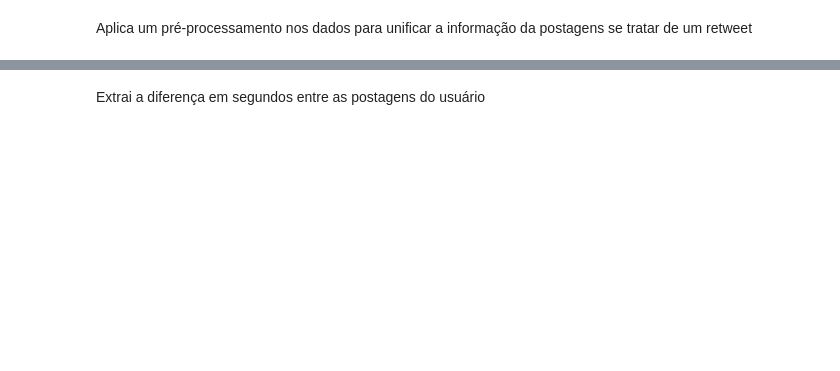
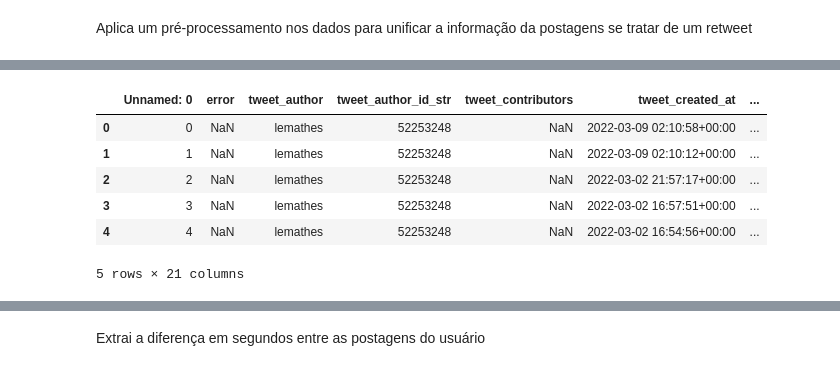
Before and after one commit to Pegabots/Motor, a Jupyter notebook: New-Model-From-INCT-DD-Evaluation.ipynb, the cells around one changed output, grey strips where cells are left out. Saved outputs shown, nothing was run; the diff lists cells and outputs as text; code cells hidden in the pictures; blank space fills up the shorter version.

```diff
--- a/New-Model-From-INCT-DD-Evaluation.ipynb
+++ b/New-Model-From-INCT-DD-Evaluation.ipynb
@@ -89,11 +119,20 @@ df_timeline['tweet_com_rt_tratado'] = df_timeline['tweet_text'].apply(lambda x:
 # %%
 #Combina em uma única coluna as informações de retweets e tweets com RT comentados
 def reune_rt(retweet,rt):
     if retweet == 'sim' or rt == 'sim':
         return 'sim'
     else:
         return 'não'
 
 df_timeline['retweet_e_tweet_com_rt_tratado'] = df_timeline.apply(lambda x: reune_rt(x.retweet_tratado, x.tweet_com_rt_tratado), axis=1)
+df_timeline.head()
+# %% [output]
+|  | Unnamed: 0 | error | tweet_author | tweet_author_id_str | tweet_contributors | tweet_created_at | ... |
+| 0 | 0 | NaN | lemathes | 52253248 | NaN | 2022-03-09 02:10:58+00:00 | ... |
+| 1 | 1 | NaN | lemathes | 52253248 | NaN | 2022-03-09 02:10:12+00:00 | ... |
+| 2 | 2 | NaN | lemathes | 52253248 | NaN | 2022-03-02 21:57:17+00:00 | ... |
+| 3 | 3 | NaN | lemathes | 52253248 | NaN | 2022-03-02 16:57:51+00:00 | ... |
+| 4 | 4 | NaN | lemathes | 52253248 | NaN | 2022-03-02 16:54:56+00:00 | ... |
+5 rows × 21 columns
 # %%
 df_timeline[df_timeline["retweet_e_tweet_com_rt_tratado"] == 'sim']
```
Also changed, not shown: parts of 38 cells of this notebook.
